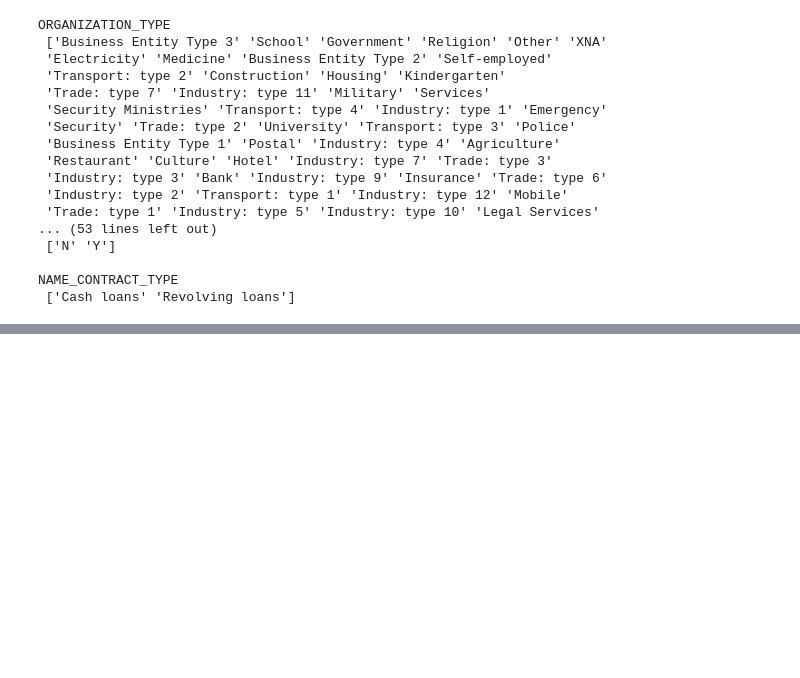
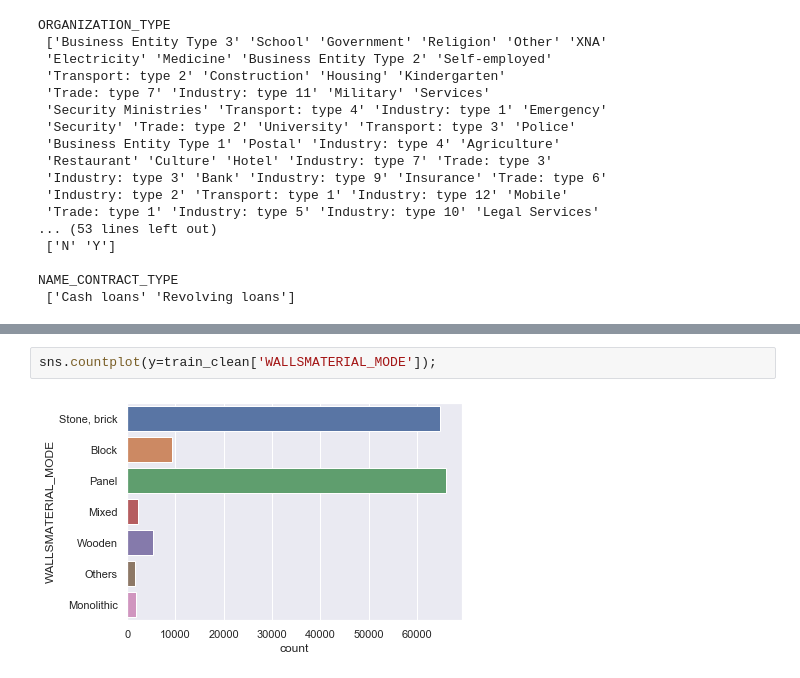
Before and after one commit to gepallas/ML_Home_Credit_Default_Risk, a Jupyter notebook: Credit_Risk_EDA.ipynb, the cells around one changed output, grey strips where cells are left out. Saved outputs shown, nothing was run; the diff lists cells and outputs as text; blank space fills up the shorter version.

```diff
--- a/Credit_Risk_EDA.ipynb
+++ b/Credit_Risk_EDA.ipynb
@@ -399,0 +434,4 @@ NAME_CONTRACT_TYPE
+# %%
+sns.countplot(y=train_clean['WALLSMATERIAL_MODE']);
+# %% [output]
+[figure, added]
```
Also changed, not shown: parts of 24 cells of this notebook.
